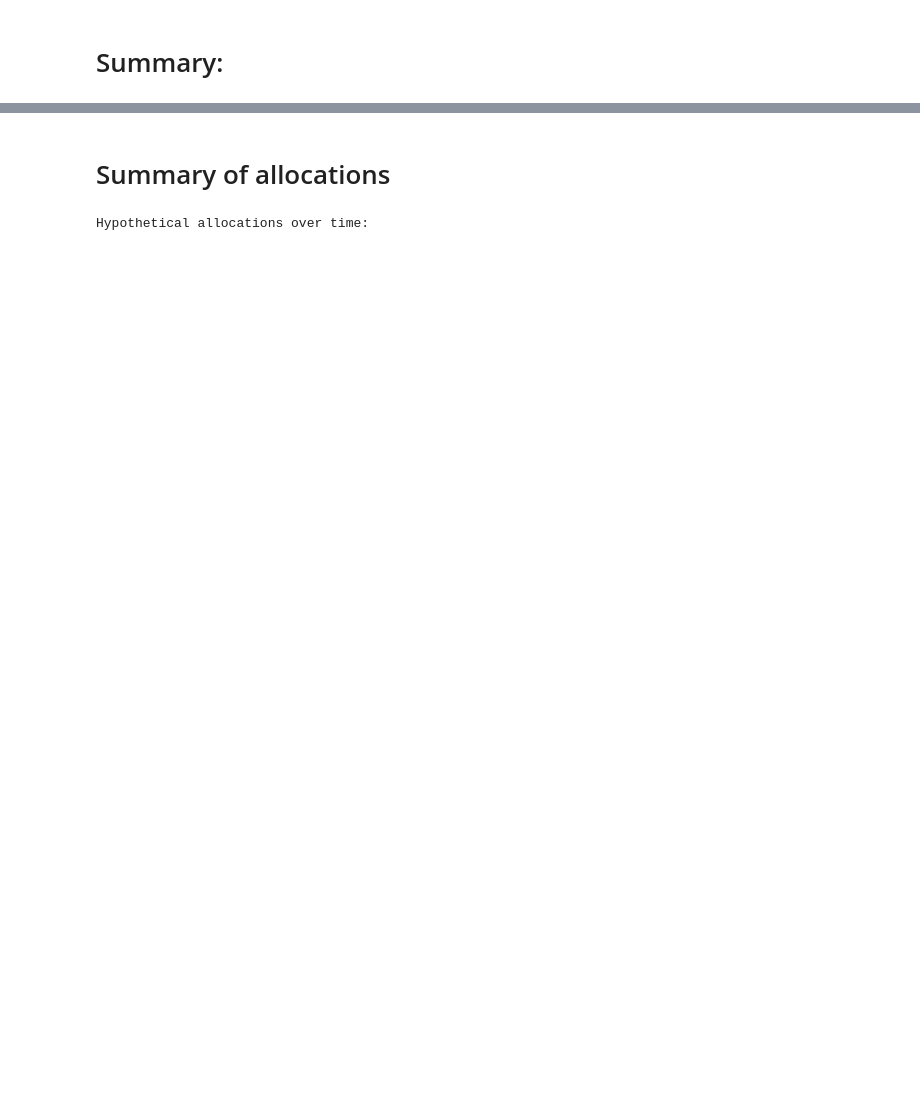
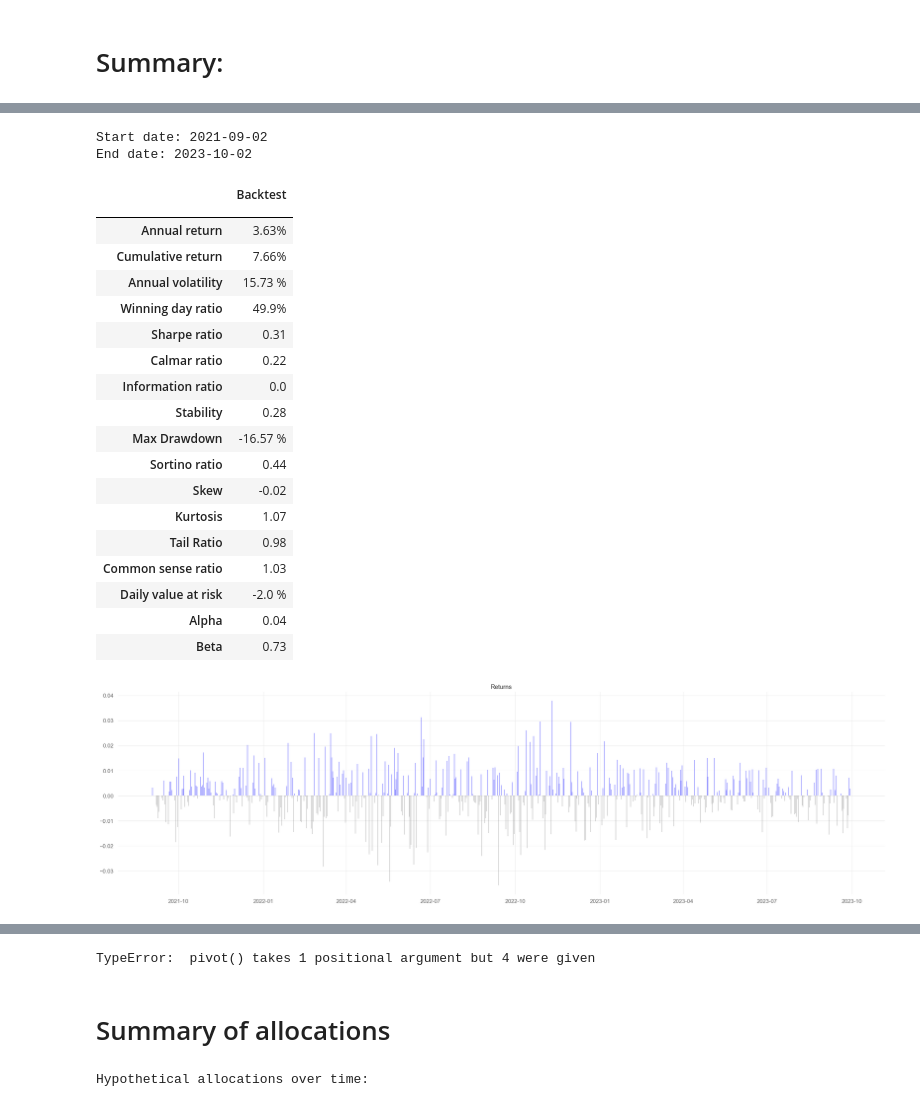
Before and after one commit to kevinhhl/portfolio-management-tools, a Jupyter notebook: MPT_with_Empyrial.ipynb, the cells around one changed output, grey strips where cells are left out. Cells and saved outputs as stored; diff of their text form; code cells hidden in the pictures; blank space fills up the shorter version.

```diff
--- a/MPT_with_Empyrial.ipynb
+++ b/MPT_with_Empyrial.ipynb
@@ -29,10 +29,10 @@ date_2yrs_ago
 # %%
 portfolio = Engine(
     start_date = date_2yrs_ago,
-    portfolio = ["AAPL","JNJ","KO","MRK","PFE","PM","TSM", "MSFT", "MCD", "TSLA"],
+    portfolio = ["AAPL","JNJ","KO","MRK","PFE","PM","TSM", "MSFT", "MCD", "TSLA" ],
     benchmark = ["SPY"],
     optimizer = "MINVAR",
-    rebalance = "quarterly"
+    rebalance = "monthly"
 )
 # %% [markdown]
 # Summary:
@@ -72,0 +39,28 @@ End date: 2023-07-28
+# %%
+try:
+    empyrial(portfolio)
+except TypeError as e:
+    print("TypeError: ", e)
+# %% [output]
+Start date: 2021-09-02
+End date: 2023-10-02
+|  | Backtest |
+|  |  |
+| Annual return | 3.63% |
+| Cumulative return | 7.66% |
+| Annual volatility | 15.73 % |
+| Winning day ratio | 49.9% |
+| Sharpe ratio | 0.31 |
+| Calmar ratio | 0.22 |
+| Information ratio | 0.0 |
+| Stability | 0.28 |
+| Max Drawdown | -16.57 % |
+| Sortino ratio | 0.44 |
+| Skew | -0.02 |
+| Kurtosis | 1.07 |
+| Tail Ratio | 0.98 |
+| Common sense ratio | 1.03 |
+| Daily value at risk | -2.0 % |
+| Alpha | 0.04 |
+| Beta | 0.73 |
+[figure, added]
@@ -73,3 +69,4 @@ End date: 2023-07-28
+TypeError:  pivot() takes 1 positional argument but 4 were given
 # %% [markdown]
 # Summary of allocations
 # %%
```
Also changed, not shown: parts of 5 cells of this notebook.
